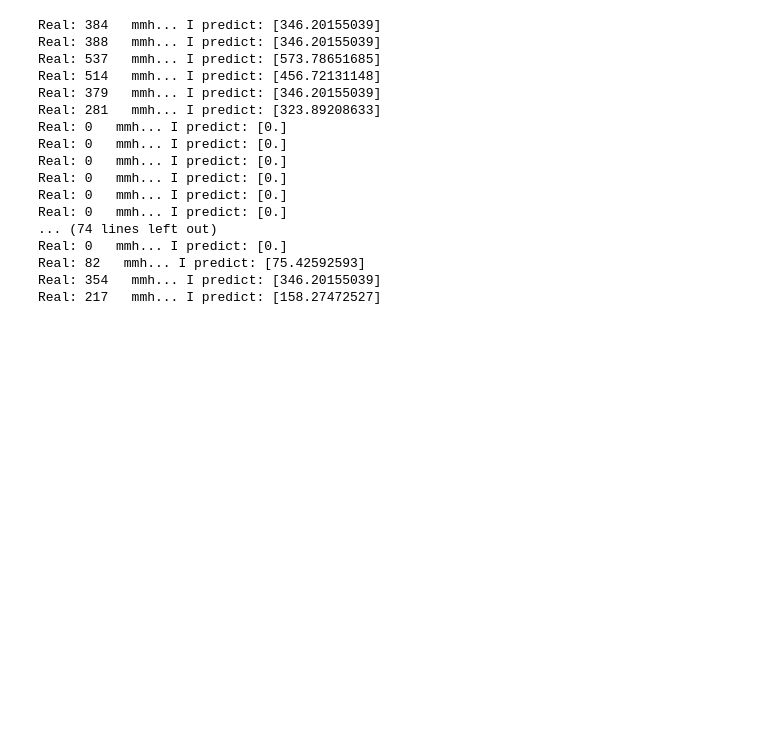
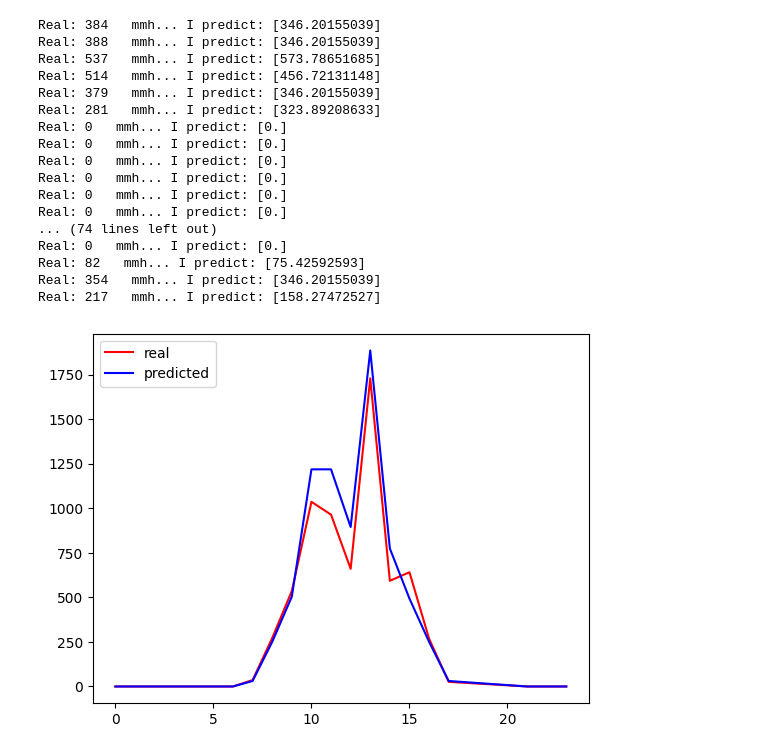
Before and after one commit to Tenergai/challenge-2, a Jupyter notebook: LetsGetExperimental.ipynb, the cells around one changed output. Saved outputs shown, nothing was run; the diff lists cells and outputs as text; code cells hidden in the pictures; blank space fills up the shorter version.

Commit message:
plot comparison

```diff
--- a/LetsGetExperimental.ipynb
+++ b/LetsGetExperimental.ipynb
@@ -91,3 +94,42 @@ Real: 0   mmh... I predict: [0.]
 Real: 82   mmh... I predict: [75.42592593]
 Real: 354   mmh... I predict: [346.20155039]
 Real: 217   mmh... I predict: [158.27472527]
+# %%
+import pandas as pd
+import matplotlib.pyplot as plt
+
+day = [[0,0,14,13,1021,220,3,9,95,0,0,0],
+[1,0,15,14,1021,360,8,12,95,1,2,0],
+[2,0,15,14,1021,271,11,17,95,0,2,0],
+[3,0,15,14,1021,281,9,16,96,1,2,0],
+[4,0,15,14,1021,267,4,19,96,0,3,0],
+[5,0,15,14,1022,314,6,12,96,0,3,0],
+[6,0,14,14,1022,232,8,14,96,0,3,0],
+[7,36,14,13,1023,346,6,19,96,0,3,5],
+[8,272,14,13,1024,327,9,12,96,0,3,44],
+[9,536,14,14,1024,13,6,14,96,0,3,84],
+[10,1036,15,15,1024,343,12,19,96,0,3,148],
+[11,964,15,14,1024,319,0,12,94,0,3,171],
+[12,660,16,15,1024,263,4,14,91,0,3,139],
+[13,1729,16,15,1024,279,11,14,88,0,3,346],
+[14,593,16,14,1024,336,6,14,88,0,3,121],
+[15,641,15,14,1024,335,8,11,89,0,3,120],
+[16,268,15,13,1025,340,6,14,88,0,3,51],
+[17,26,14,13,1025,347,8,12,90,0,3,5],
+[21,0,13,12,1026,332,8,8,93,0,3,0],
+[22,0,13,12,1026,324,1,4,93,0,3,0],
+[23,0,13,12,1026,345,1,1,94,0,3,0]]
+
+df = pd.DataFrame(day, columns = ['hour','generated_power','temperatureC','dewpointC','pressurehPa','wind_direction_degrees','wind_speed_KMH','wind_speed_gustKMH','Humidity','hourly_precipMM','daily_rainMM','solar_radiation_Watts_m2'])
+
+y = df['generated_power']
+X = df.drop(columns='generated_power')
+x = df['hour']
+
+plt.plot(x, y, color="red", label = "real")
+y = reg.predict(X)
+plt.plot(x, y, color="blue", label = "predicted")
+plt.legend(loc="upper left")
+plt.show()
+# %% [output]
+[figure, added]
```
Also changed, not shown: parts of 3 cells of this notebook, 4 other files.
